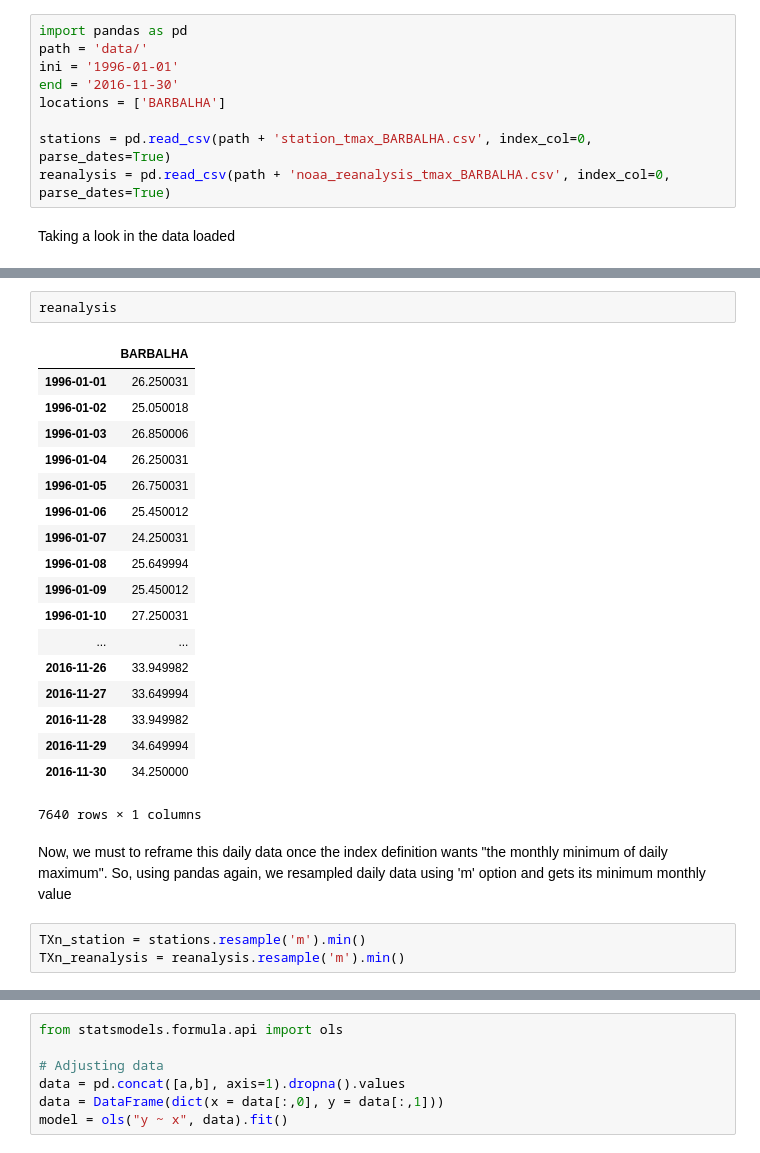
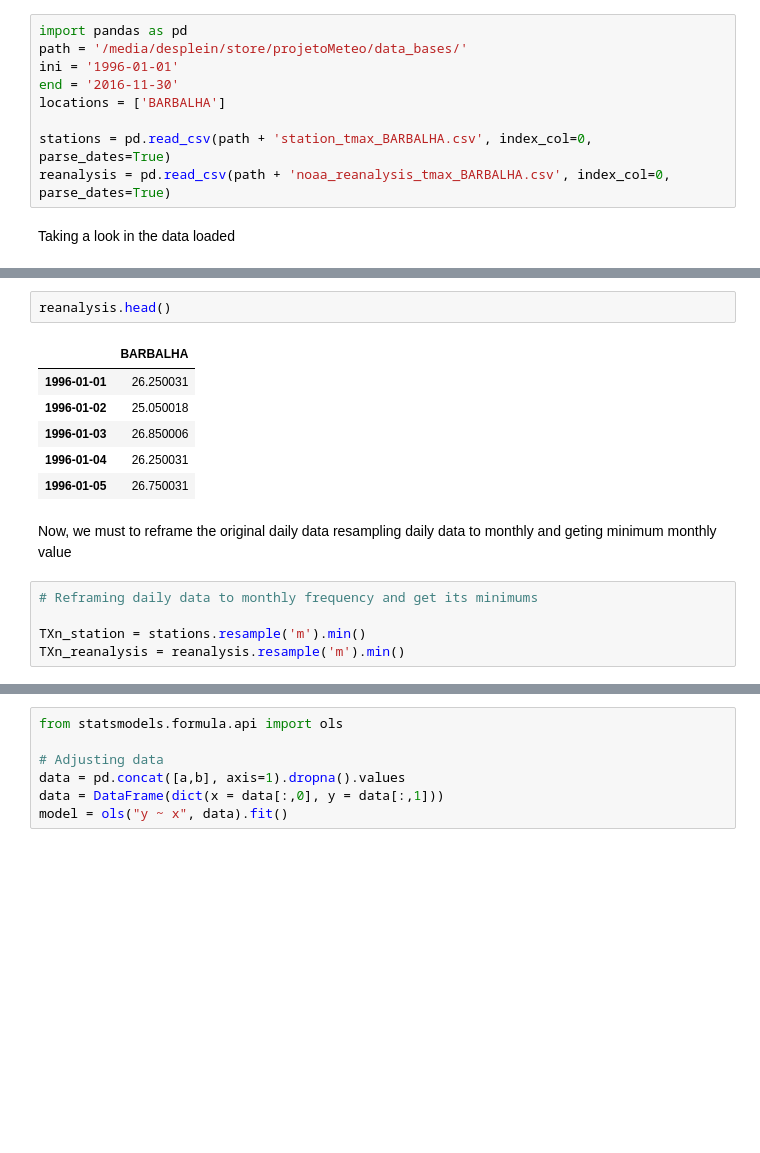
Before and after one commit to jaglima/jupyter_studies, a Jupyter notebook: regression_test.ipynb, the cells around one changed output, grey strips where cells are left out. Saved outputs shown, nothing was run; the diff lists cells and outputs as text; blank space fills up the shorter version.

```diff
--- a/regression_test.ipynb
+++ b/regression_test.ipynb
@@ -15,6 +17,6 @@ Using a regression, we want adjust a line between the observed data and simulate
 # %%
 import pandas as pd
-path = 'data/'
+path = '/media/desplein/store/projetoMeteo/data_bases/'
 ini = '1996-01-01'
 end = '2016-11-30'
 locations = ['BARBALHA']
@@ -47,27 +41,17 @@ stations
 # %%
-reanalysis
+reanalysis.head()
 # %% [output]
 |  | BARBALHA |
 | 1996-01-01 | 26.250031 |
 | 1996-01-02 | 25.050018 |
 | 1996-01-03 | 26.850006 |
 | 1996-01-04 | 26.250031 |
 | 1996-01-05 | 26.750031 |
-| 1996-01-06 | 25.450012 |
-| 1996-01-07 | 24.250031 |
-| 1996-01-08 | 25.649994 |
-| 1996-01-09 | 25.450012 |
-| 1996-01-10 | 27.250031 |
-| ... | ... |
-| 2016-11-26 | 33.949982 |
-| 2016-11-27 | 33.649994 |
-| 2016-11-28 | 33.949982 |
-| 2016-11-29 | 34.649994 |
-| 2016-11-30 | 34.250000 |
-7640 rows × 1 columns
 # %% [markdown]
-Now, we must to reframe this daily data once the index definition wants "the monthly minimum of daily maximum". So, using pandas again, we resampled daily data using 'm' option and gets its minimum  monthly value
+Now, we must to reframe the original daily data resampling daily data to monthly and geting minimum monthly value
 # %%
+# Reframing daily data to monthly frequency and get its minimums
+
 TXn_station = stations.resample('m').min()
 TXn_reanalysis = reanalysis.resample('m').min()
 # %%
```
Also changed, not shown: parts of 13 cells of this notebook.
